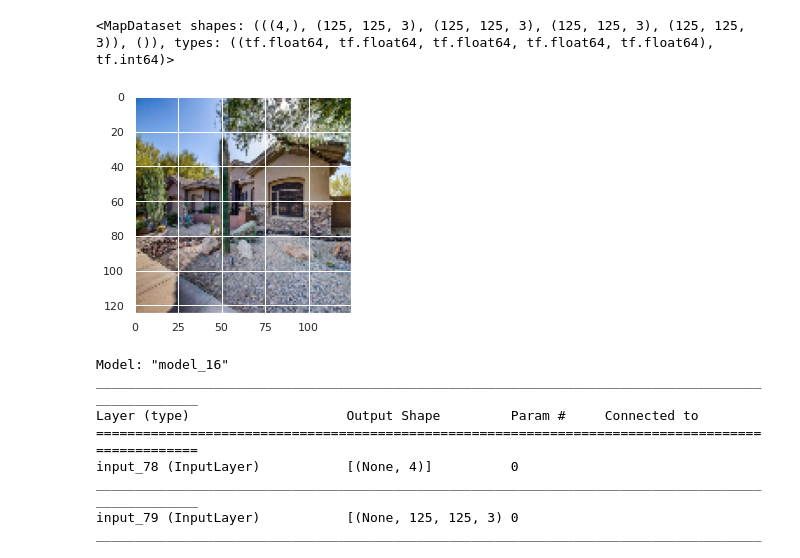
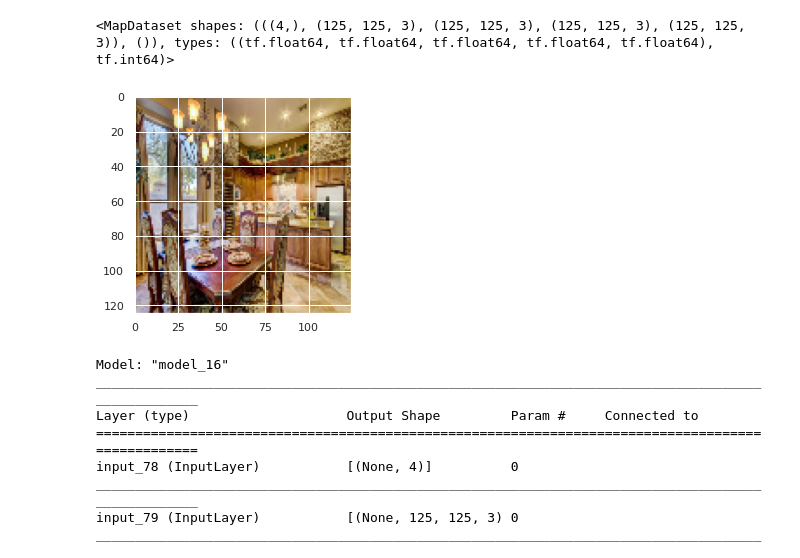
Before and after one commit to jean18/INF395, a Jupyter notebook: Tarea1/ANN_2021_1_Taller1.ipynb, the cells around one changed output. Saved outputs shown, nothing was run; the diff lists cells and outputs as text; code cells hidden in the pictures.

```diff
--- a/Tarea1/ANN_2021_1_Taller1.ipynb
+++ b/Tarea1/ANN_2021_1_Taller1.ipynb
@@ -175,10 +175,9 @@ def process_image_dataset(img_folder, width, height, df):
       if(nombre_imagen == 'frontal.jpg'):
         parte_frontal[index] = image
 
-      else:
+      if(nombre_imagen == 'kitchen.jpg'):
         cocina[index] = image
 
-
   return parte_frontal, cocina, habitacion_principal, bano_principal
 # %%
 id = np.arange(0, dataset.shape[0])
@@ -227,10 +226,10 @@ train_dataset
 <MapDataset shapes: (((4,), (125, 125, 3), (125, 125, 3), (125, 125, 3), (125, 125, 3)), ()), types: ((tf.float64, tf.float64, tf.float64, tf.float64, tf.float64), tf.int64)>
 # %%
 for element in train_dataset.as_numpy_iterator():
-  plt.imshow(element[0][1])
+  plt.imshow(element[0][2])
   break
 # %% [output]
-[figure, old version]
+[figure, new version]
 # %%
 input1 = Input(shape=(4, ))
 input2 = Input(shape=(125, 125, 3))
```
